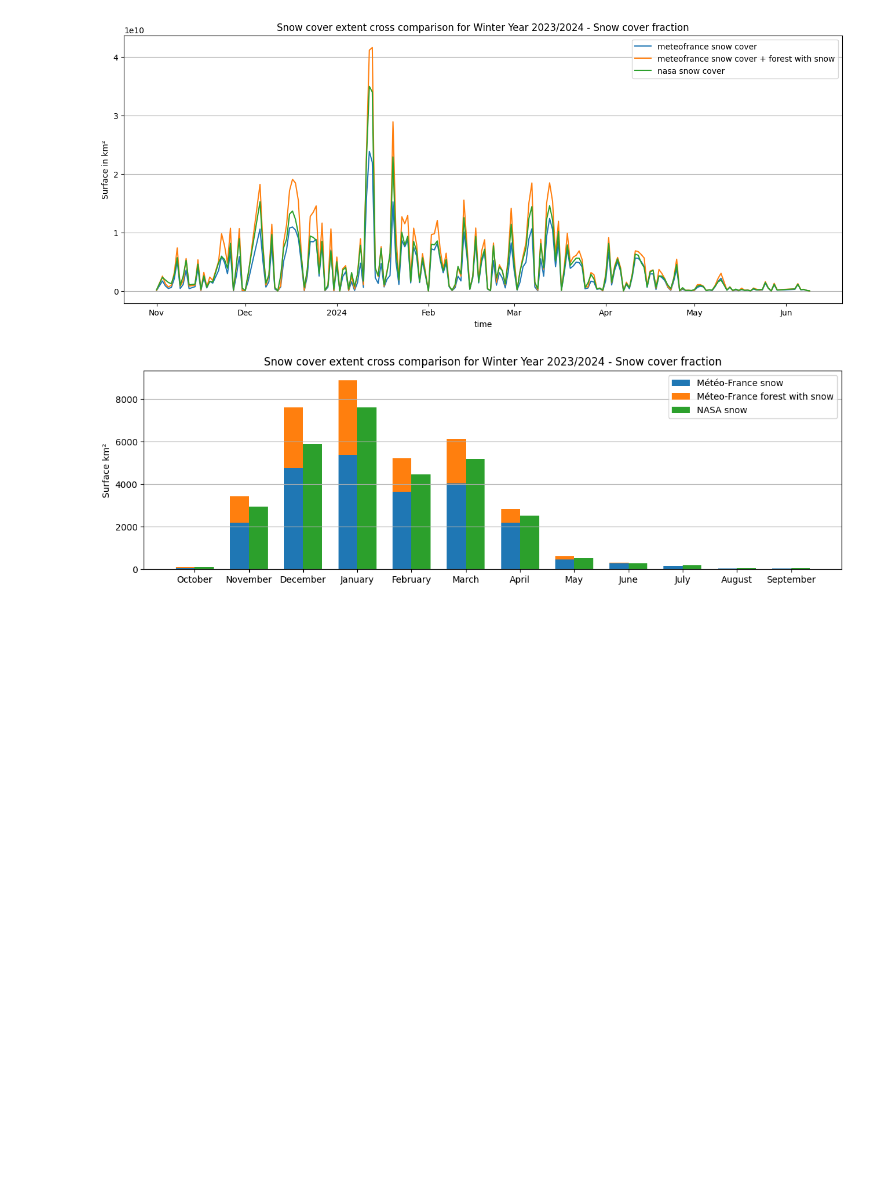
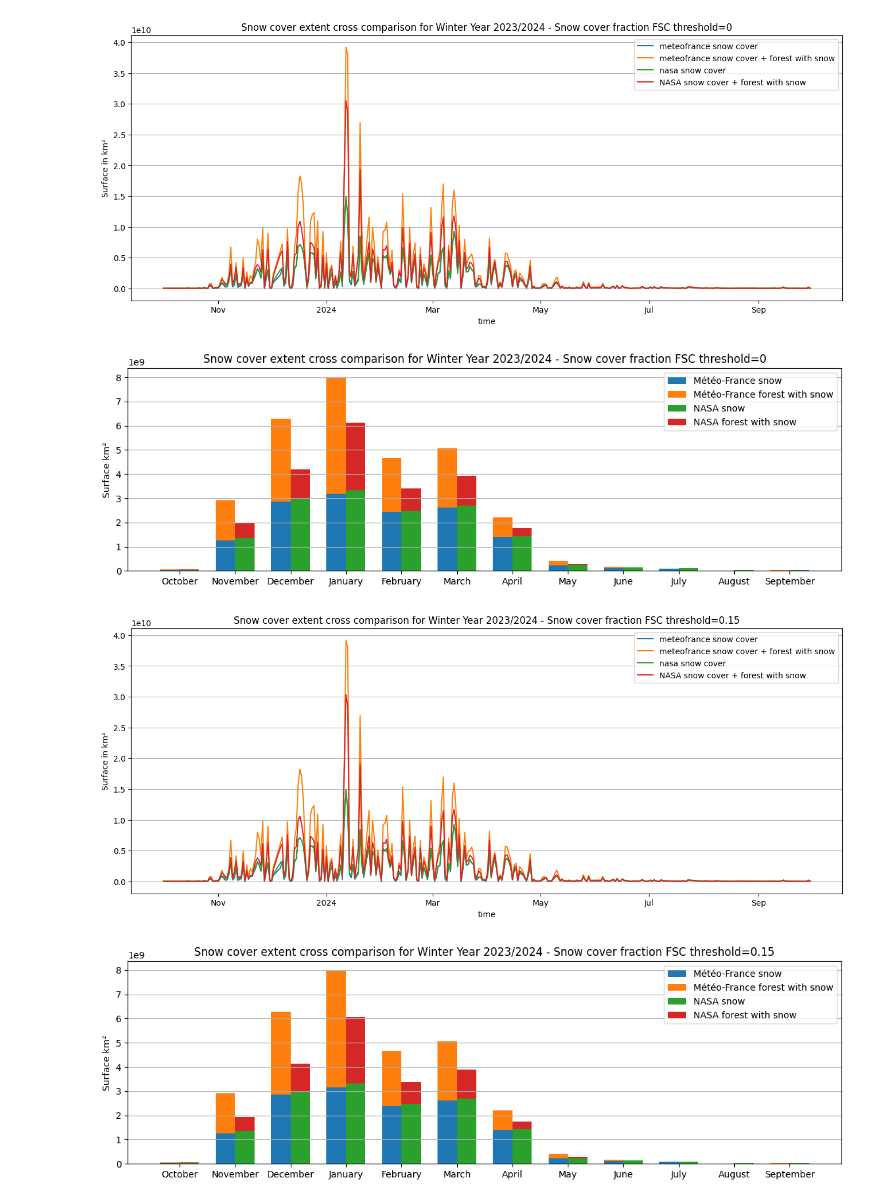
Before and after one commit to nicolaimpe/viirsnow, a Jupyter notebook: notebooks/snow_cover_extent_analysis.ipynb, the cells around one changed output. Drawn from its saved outputs; the diff is of its cells as text; code cells hidden in the pictures; blank space fills up the shorter version.

```diff
--- a/notebooks/snow_cover_extent_analysis.ipynb
+++ b/notebooks/snow_cover_extent_analysis.ipynb
@@ -88,10 +104,20 @@ visualize_sce_analysis(area_stats=area_stats, title='Binary snow cover')
 # %%
-area_stats_stats_name = f'WY_{winter_year.from_year}_{winter_year.to_year}_SuomiNPP_meteofrance_nasa_sce_cross_comparison_snow_cover_fraction.nc'
+area_stats_stats_name = 'WY_2023_2024_SNPP_meteofrance_nasa_l3_sce_cross_comparison_snow_cover_fraction_res_375m_fsc_thresh_0.nc'
 
 
 area_stats_path= Path(f"{time_series_folder}").joinpath(area_stats_stats_name)
 area_stats = xr.open_dataset(area_stats_path)
-visualize_sce_analysis(area_stats=area_stats, title='Snow cover fraction')
+visualize_sce_analysis(area_stats=area_stats, title='Snow cover fraction FSC threshold=0')
 # %% [output]
-[figure, old version]
+[figure, new version]
-[figure, old version]
+[figure, new version]
+# %%
+area_stats_stats_name = 'WY_2023_2024_SNPP_meteofrance_nasa_l3_sce_cross_comparison_snow_cover_fraction_res_375m_fsc_thresh_0.15.nc'
+
+
+area_stats_path= Path(f"{time_series_folder}").joinpath(area_stats_stats_name)
+area_stats = xr.open_dataset(area_stats_path)
+visualize_sce_analysis(area_stats=area_stats, title='Snow cover fraction FSC threshold=0.15')
+# %% [output]
+[figure, added]
+[figure, added]
```
Also changed, not shown: parts of 4 cells of this notebook, 5 other files.
